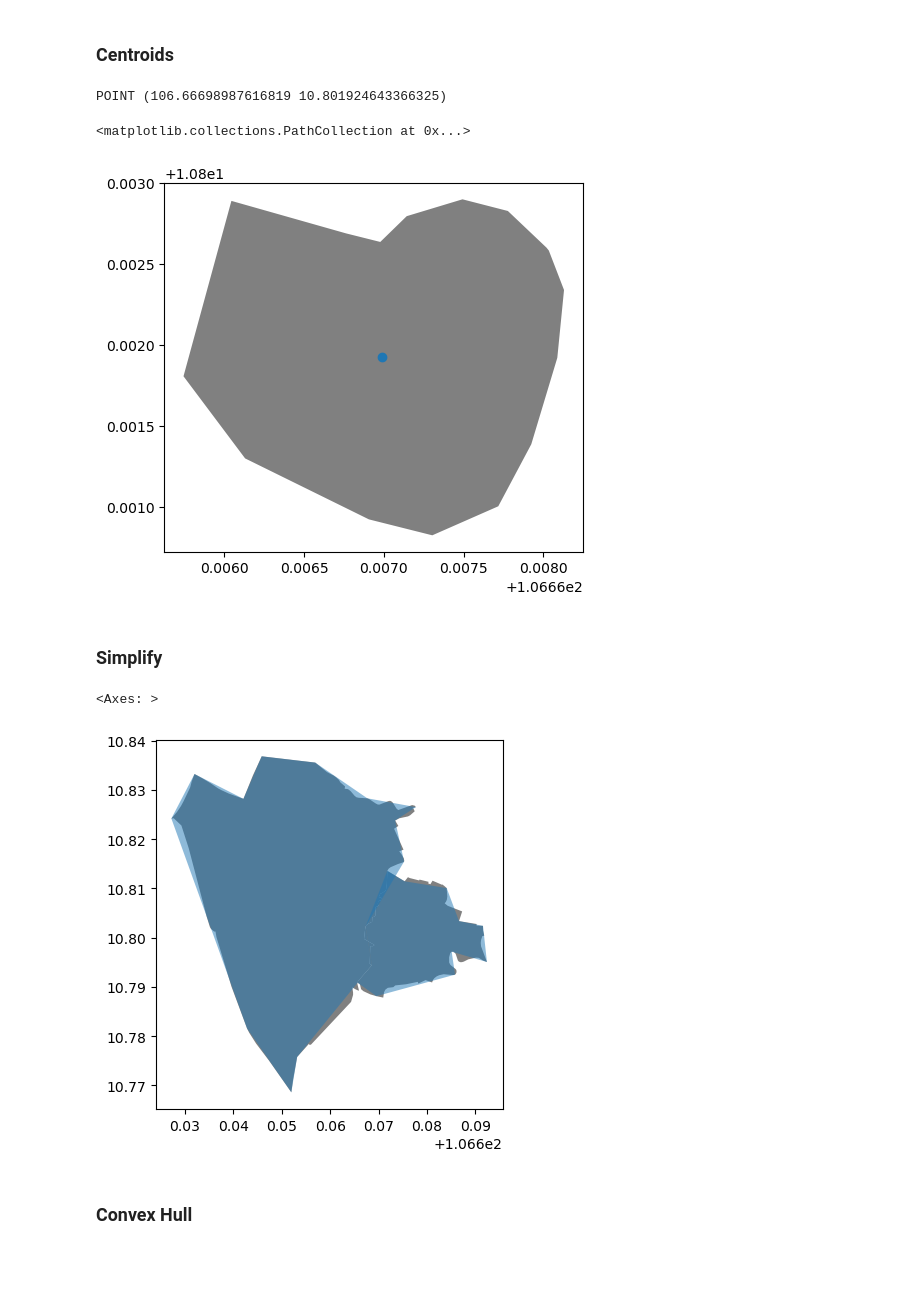
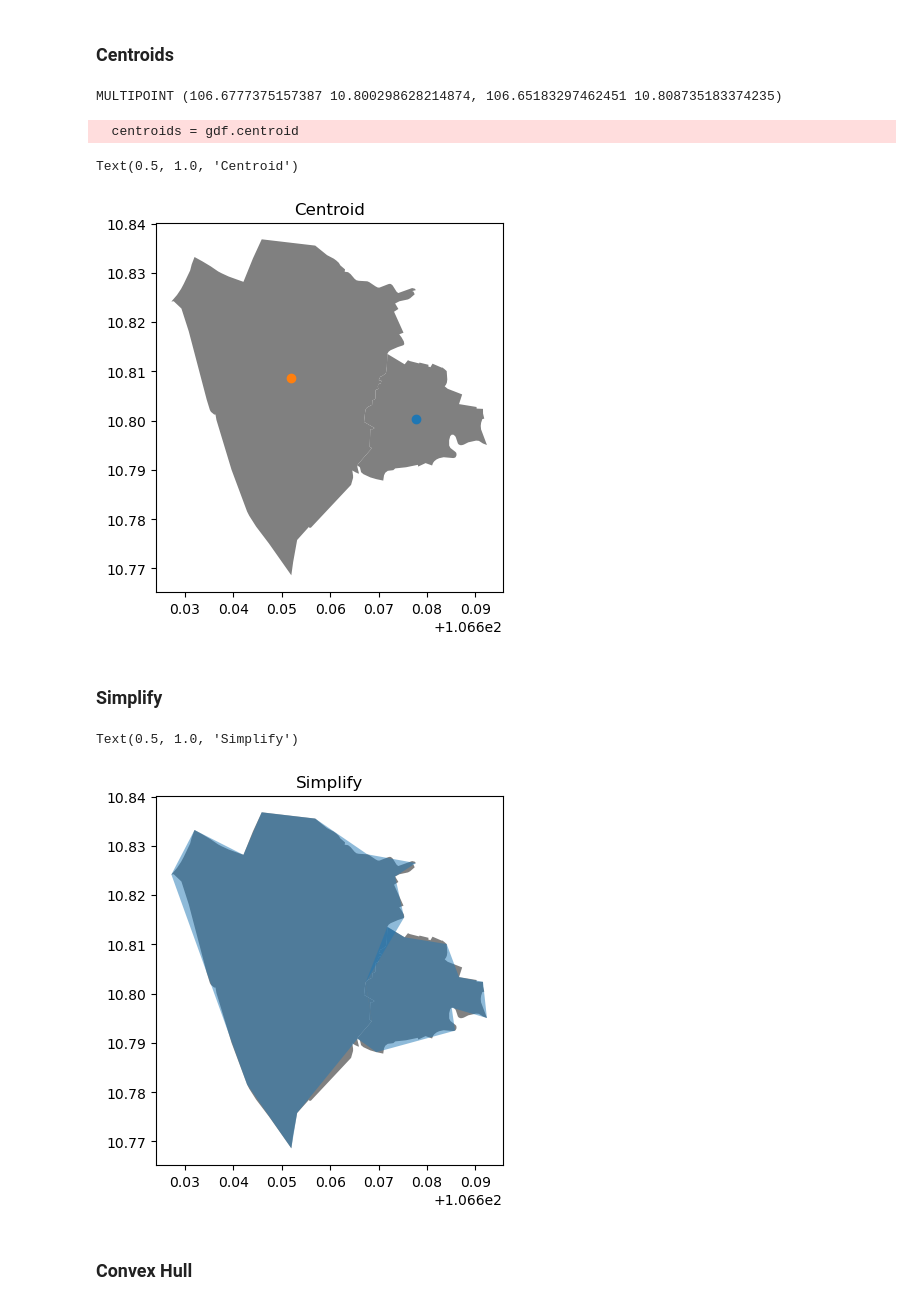
Before and after one commit to thanhhuynhk17/pywps_nginx, a Jupyter notebook: pywps/app.ipynb, the cells around one changed output. Saved outputs shown, nothing was run; the diff lists cells and outputs as text; code cells hidden in the pictures; blank space fills up the shorter version.

```diff
--- a/pywps/app.ipynb
+++ b/pywps/app.ipynb
@@ -120,17 +111,22 @@ else:
 # %% [markdown]
 ### Centroids
 # %%
-gdf = gdf_stadium
-centroid = gdf["geometry"][0].centroid
-print(centroid)
+from shapely import MultiPoint
+gdf = gdf_districts
+centroids = gdf.centroid
+centroids = MultiPoint(centroids)
+print(centroids)
 
 # Plot
 ax = gdf.plot(color='gray')
-ax.scatter(centroid.xy[0], centroid.xy[1])
+for p in centroids.geoms:
+    ax.scatter(p.xy[0], p.xy[1])
+ax.set_title('Centroid')
 # %% [output]
-POINT (106.66698987616819 10.801924643366325)
+MULTIPOINT (106.6777375157387 10.800298628214874, 106.65183297462451 10.808735183374235)
-<matplotlib.collections.PathCollection at 0x...>
+  centroids = gdf.centroid
+Text(0.5, 1.0, 'Centroid')
-[figure, old version]
+[figure, new version]
 # %% [markdown]
 ### Simplify
 # %%
@@ -141,9 +137,10 @@ gdf_simplify = gdf.simplify(tolerance=90/43200)
 # Plot
 ax = gdf.plot(color='gray')
 gdf_simplify.plot(ax=ax, alpha=0.5)
+ax.set_title('Simplify')
 # %% [output]
-<Axes: >
+Text(0.5, 1.0, 'Simplify')
-[figure, old version]
+[figure, new version]
 # %% [markdown]
 ### Convex Hull
 # %%
```
Also changed, not shown: parts of 13 cells of this notebook, 30 other files.
